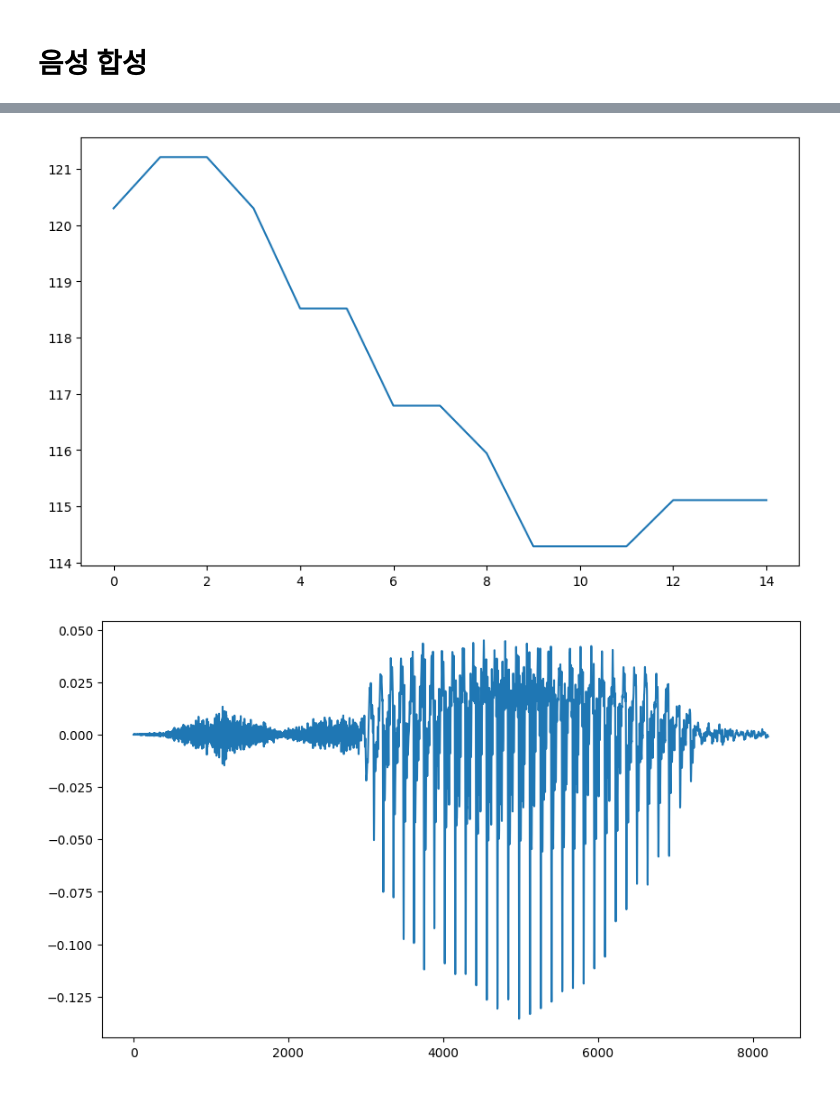
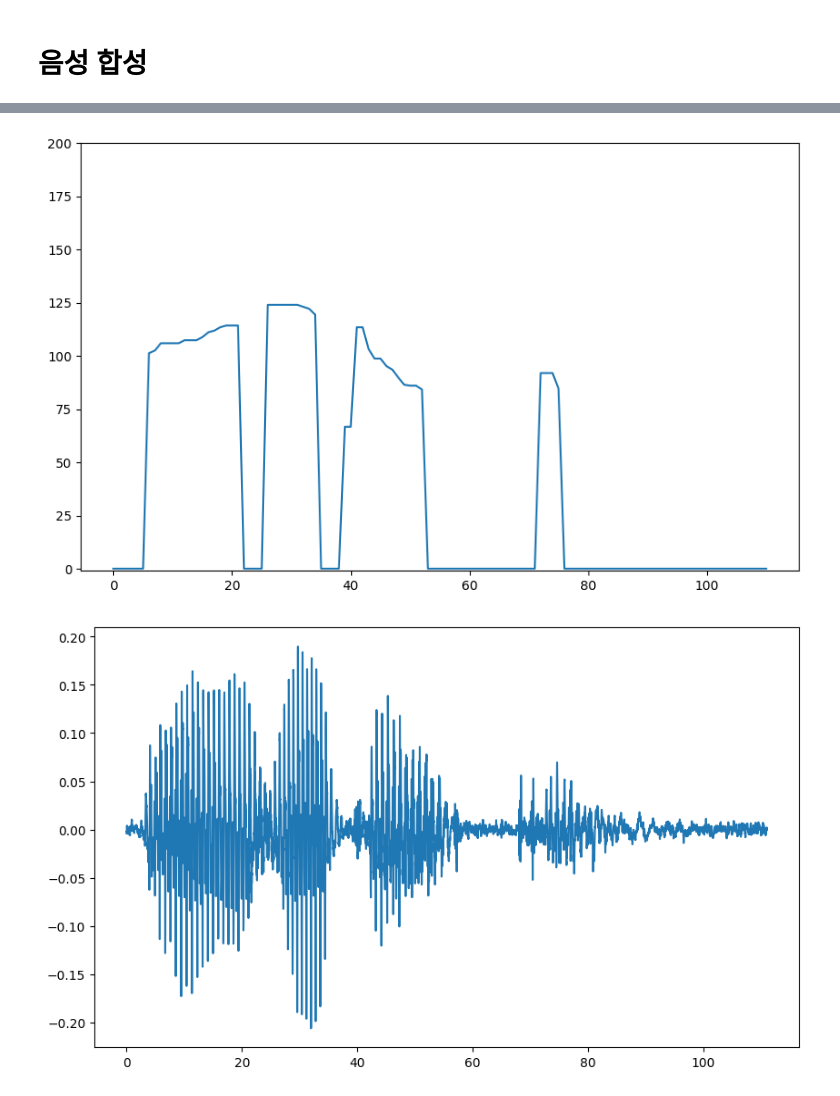
Before and after one commit to woongzip1/SATEST, a Jupyter notebook: SATEST 78.ipynb, the cells around one changed output, grey strips where cells are left out. Drawn from its saved outputs; the diff is of its cells as text; code cells hidden in the pictures.

```diff
--- a/SATEST 78.ipynb
+++ b/SATEST 78.ipynb
@@ -637,6 +615,7 @@ for signal in frame_arr[20:25]:
 # %%
 # Pitch Detector 함수 만들기
 def PitchDetector(signal, sr=16000):
+    i=0
     # voiced_flag : 1 if voiced, else 0
     # pitch : pitch frequency if voiced, else 0
 
@@ -647,28 +626,34 @@ def PitchDetector(signal, sr=16000):
     # AC 계산하기
     ac_arr = auto_corr(signal_clipped)
 
+
     # plt.plot(ac_arr)
     # plt.show()
 
+
     # Enery
     energy = ac_arr[0]
-    voice_thres = energy * 0.4
+    voice_thres = energy * 0.35
 
     # Find Peaks of AC
     peakval = np.max(ac_arr)
     maxima_indices, _ = scipy.signal.find_peaks(ac_arr)
     maxima_indices = maxima_indices[maxima_indices>50]
 
+    # print(maxima_indices)
     if maxima_indices.size > 0:
         maxval = np.max([ac_arr[i] for i in maxima_indices])
         idx = np.argmax([ac_arr[i] for i in maxima_indices])
         max_idx = maxima_indices[idx]
+        # print(maxval, voice_thres)
+
         voiced_flag = 1 if maxval > voice_thres else 0
         pitch = sr / max_idx if voiced_flag else 0
     else:
         voiced_flag = 0
         pitch = 0
 
+
     return voiced_flag, pitch
 # %%
 ## 각 frame에서 해야할 일
@@ -682,13 +667,22 @@ cutoff_freq = 900.0
 sr = 16000
 order = 10
 
+file_path = "yonseicrop.wav"
 yr,_ = lr.load(file_path,sr=sr)
-FE = utils.FrameExtractor(yr,win_len,hop_len)
+
+## LPF to yr
+lpf_coeff = scipy.signal.firwin(numtaps=101, cutoff=cutoff_freq, fs=sr, pass_zero='lowpass', window="hamming")
+yr_lpf = scipy.signal.lfilter(lpf_coeff, 1.0, yr)
+
+FE = utils.FrameExtractor(yr_lpf,win_len,hop_len)
+# Pitch Detection 에서는 rectangular를 써야할 듯
 frame_arr = FE.extract_frames(win_type="rectangular")
+ham_arr = FE.extract_frames(win_type="hamming")
 
 i=0
 pitchlist = []
-for signal in frame_arr[20:35]:
+## 20번 frame을 예로 들어봅시다
+for i, signal in enumerate(frame_arr[:]):
     # signal = frame_arr[30]
     ### Frame에서 진행하는 Pitch Detection
 
@@ -698,25 +692,26 @@ for signal in frame_arr[20:35]:
     #     break
     # i+=1
 
-    ## 900Hz Lowpass Filering
-    #FIR LPF
-    lpf_coeff = scipy.signal.firwin(numtaps=101, cutoff=cutoff_freq, fs=sr, pass_zero='lowpass', window="hamming")
-    signal_lpf = scipy.signal.lfilter(lpf_coeff, 1.0, signal)
-
     ## Frame 에서 LPC 계수 계산하기
-    coeff = LPC(signal_lpf, order=order)
+    coeff = LPC(signal, order=order)
 
     voiced_flag, pitch = PitchDetector(signal, sr)
+    if pitch:
+        print(i, "pitch: {}".format(pitch))
     pitchlist.append(pitch)
+
+    ## 20번 frame의 신호를 정확하게 reconstruct 해볼까요?
 
 # meidanfiltering to pitchlist
 pitchlist = scipy.signal.medfilt(pitchlist, kernel_size=5)
 
 plt.figure(figsize=(10,6))
 plt.plot(pitchlist)
+plt.ylim(-1,200)
 plt.show()
+
 plt.figure(figsize=(10,6))
-plt.plot(yr)
+plt.plot(np.linspace(0,len(frame_arr),len(yr)), yr)
 plt.show()
 # %% [output]
 rectangular
@@ -724,2 +734,2 @@ From 8200 samples, total 50 frames are generated
-[figure, old version]
+[figure, new version]
-[figure, old version]
+[figure, new version]
```
Also changed, not shown: parts of 3 cells of this notebook.
